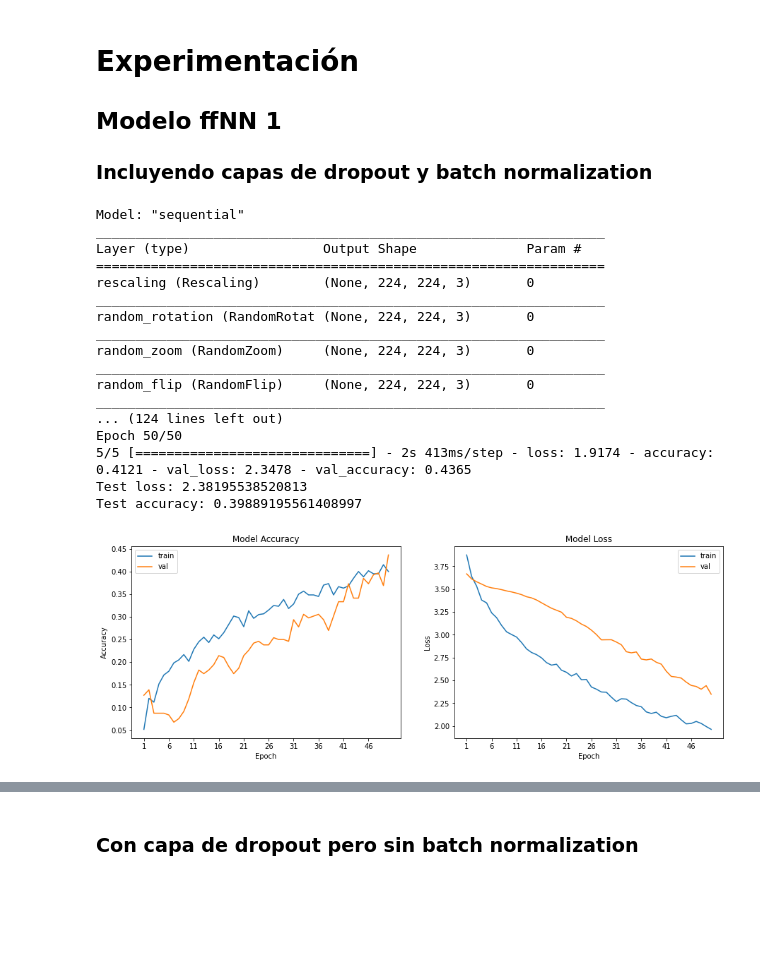
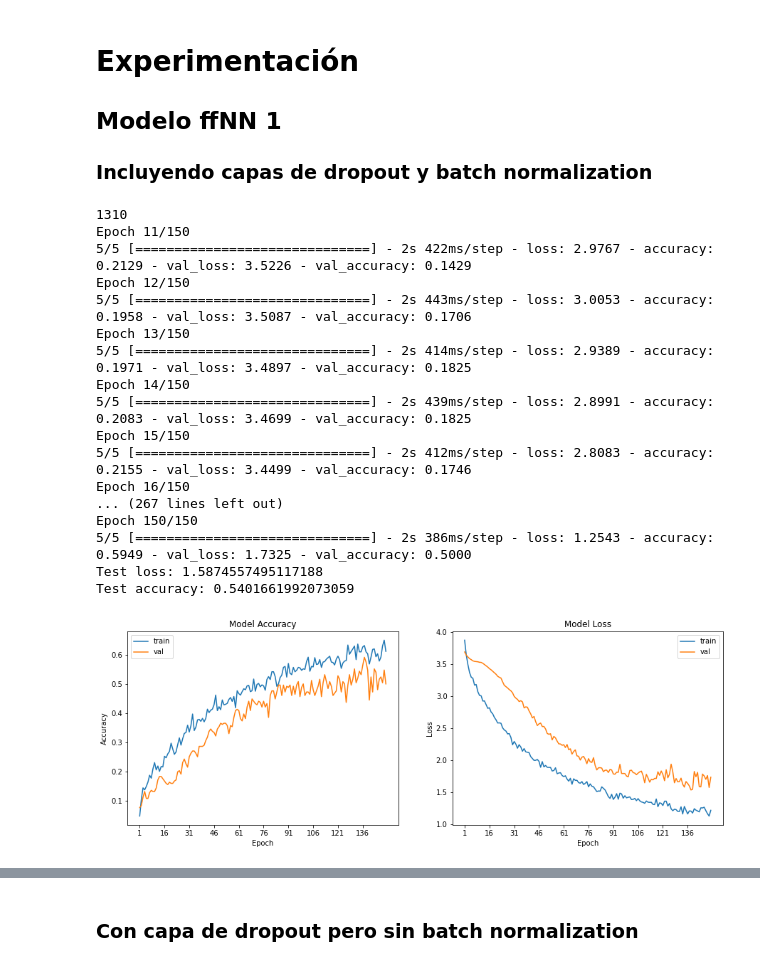
Before and after one commit to themrcesi/ComputerVision, a Jupyter notebook: Práctica4/senales_final.ipynb, the cells around one changed output, grey strips where cells are left out. Cells and saved outputs as stored; diff of their text form; code cells hidden in the pictures; blank space fills up the shorter version.

```diff
--- a/Práctica4/senales_final.ipynb
+++ b/Práctica4/senales_final.ipynb
@@ -315,37 +315,37 @@ def build_conv2(dout=True):
 # %%
 model = build_model_v1()
 
 model.compile(optimizer='adam', loss='categorical_crossentropy', metrics=['accuracy'])
 model.summary()
 
 # Training
 import time
 start = time.time()
-history = model.fit(tr_signs, tr_labels, batch_size=128, epochs=50, verbose=1, validation_data=(va_signs, va_labels))
+history = model.fit(tr_signs, tr_labels, batch_size=128, epochs=150, verbose=1, validation_data=(va_signs, va_labels))
 end = time.time()
 
 loss, acc = model.evaluate(te_signs, te_labels, verbose=0)
 print('Test loss:', loss)
 print('Test accuracy:', acc)
 
 plot_model_history(history)
 print("Training MLP took " + str(end - start) + " seconds")
 # %% [output]
-Model: "sequential"
-_________________________________________________________________
-Layer (type)                 Output Shape              Param #
-=================================================================
-rescaling (Rescaling)        (None, 224, 224, 3)       0
-_________________________________________________________________
-random_rotation (RandomRotat (None, 224, 224, 3)       0
-_________________________________________________________________
-random_zoom (RandomZoom)     (None, 224, 224, 3)       0
-_________________________________________________________________
-random_flip (RandomFlip)     (None, 224, 224, 3)       0
-_________________________________________________________________
-... (124 lines left out)
-Epoch 50/50
-5/5 [==============================] - 2s 413ms/step - loss: 1.9174 - accuracy: 0.4121 - val_loss: 2.3478 - val_accuracy: 0.4365
-Test loss: 2.38195538520813
-Test accuracy: 0.39889195561408997
+1310
+Epoch 11/150
+5/5 [==============================] - 2s 422ms/step - loss: 2.9767 - accuracy: 0.2129 - val_loss: 3.5226 - val_accuracy: 0.1429
+Epoch 12/150
+5/5 [==============================] - 2s 443ms/step - loss: 3.0053 - accuracy: 0.1958 - val_loss: 3.5087 - val_accuracy: 0.1706
+Epoch 13/150
+5/5 [==============================] - 2s 414ms/step - loss: 2.9389 - accuracy: 0.1971 - val_loss: 3.4897 - val_accuracy: 0.1825
+Epoch 14/150
+5/5 [==============================] - 2s 439ms/step - loss: 2.8991 - accuracy: 0.2083 - val_loss: 3.4699 - val_accuracy: 0.1825
+Epoch 15/150
+5/5 [==============================] - 2s 412ms/step - loss: 2.8083 - accuracy: 0.2155 - val_loss: 3.4499 - val_accuracy: 0.1746
+Epoch 16/150
+... (267 lines left out)
+Epoch 150/150
+5/5 [==============================] - 2s 386ms/step - loss: 1.2543 - accuracy: 0.5949 - val_loss: 1.7325 - val_accuracy: 0.5000
+Test loss: 1.5874557495117188
+Test accuracy: 0.5401661992073059
-[figure, old version]
+[figure, new version]
```
Also changed, not shown: parts of 12 cells of this notebook.
